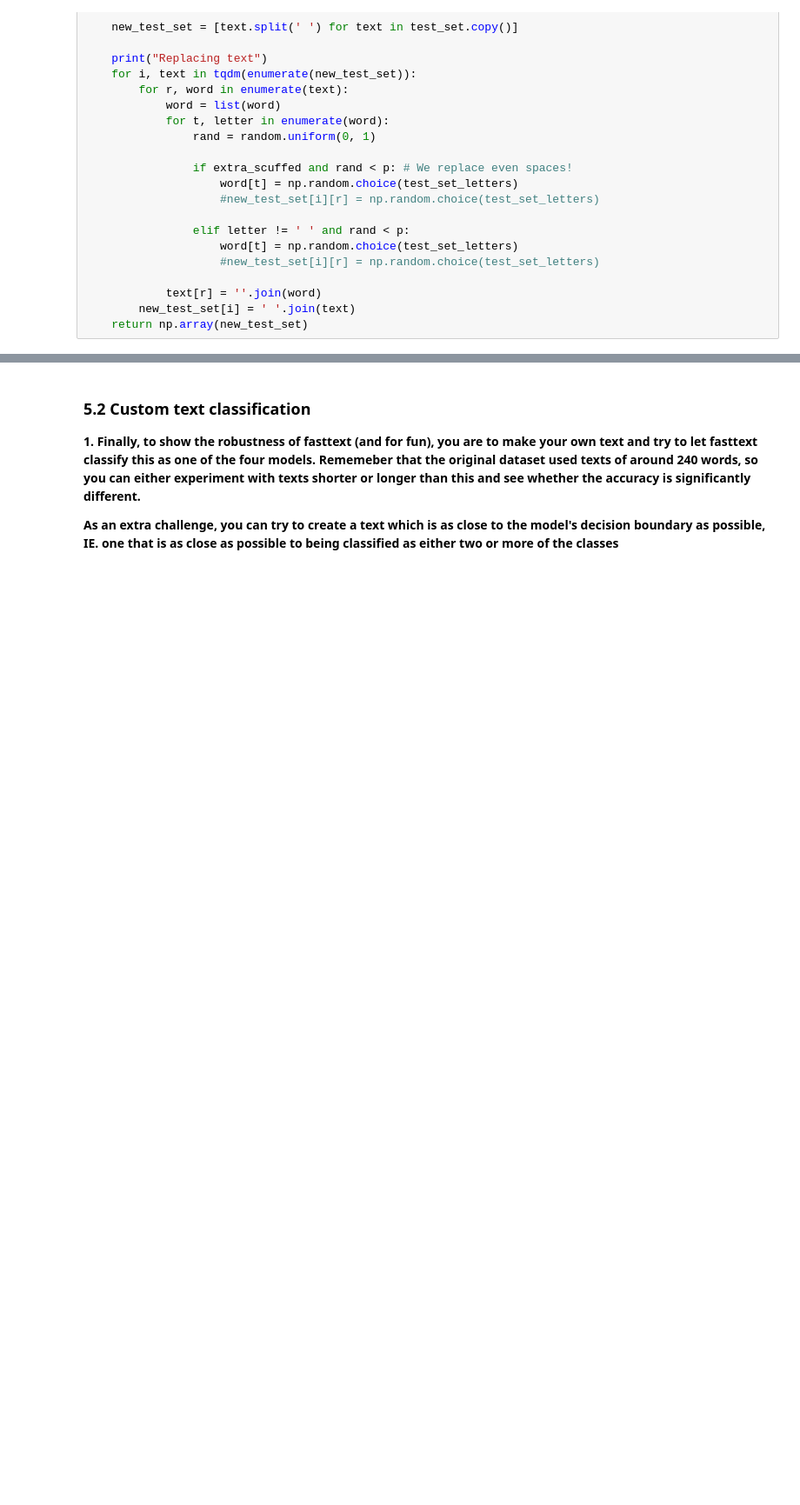
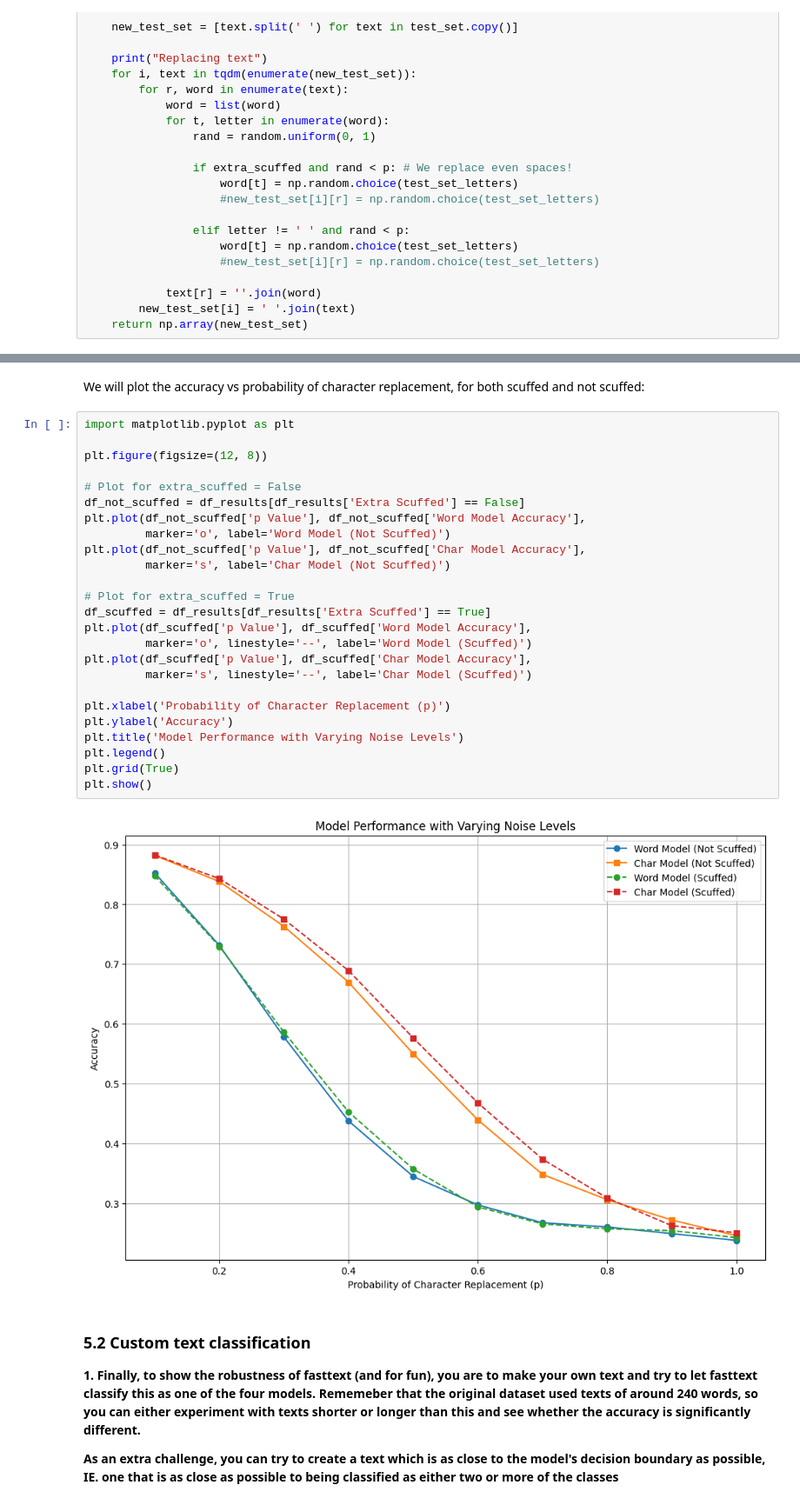
Before and after one commit to Warlour/02462-Project-3, a Jupyter notebook: assignment_3.ipynb, the cells around one changed output, grey strips where cells are left out. Shown at 87% size. Cells and saved outputs as stored; diff of their text form; blank space fills up the shorter version.

```diff
--- a/assignment_3.ipynb
+++ b/assignment_3.ipynb
@@ -943,3 +991,32 @@ print()
+# %% [markdown]
+We will plot the accuracy vs probability of character replacement, for both scuffed and not scuffed:
+# %%
+import matplotlib.pyplot as plt
+
+plt.figure(figsize=(12, 8))
+
+# Plot for extra_scuffed = False
+df_not_scuffed = df_results[df_results['Extra Scuffed'] == False]
+plt.plot(df_not_scuffed['p Value'], df_not_scuffed['Word Model Accuracy'],
+         marker='o', label='Word Model (Not Scuffed)')
+plt.plot(df_not_scuffed['p Value'], df_not_scuffed['Char Model Accuracy'],
+         marker='s', label='Char Model (Not Scuffed)')
+
+# Plot for extra_scuffed = True
+df_scuffed = df_results[df_results['Extra Scuffed'] == True]
+plt.plot(df_scuffed['p Value'], df_scuffed['Word Model Accuracy'],
+         marker='o', linestyle='--', label='Word Model (Scuffed)')
+plt.plot(df_scuffed['p Value'], df_scuffed['Char Model Accuracy'],
+         marker='s', linestyle='--', label='Char Model (Scuffed)')
+
+plt.xlabel('Probability of Character Replacement (p)')
+plt.ylabel('Accuracy')
+plt.title('Model Performance with Varying Noise Levels')
+plt.legend()
+plt.grid(True)
+plt.show()
+# %% [output]
+[figure, added]
 # %% [markdown]
 ### 5.2 Custom text classification
 
```
Also changed, not shown: parts of 10 cells of this notebook, 1 other file.
